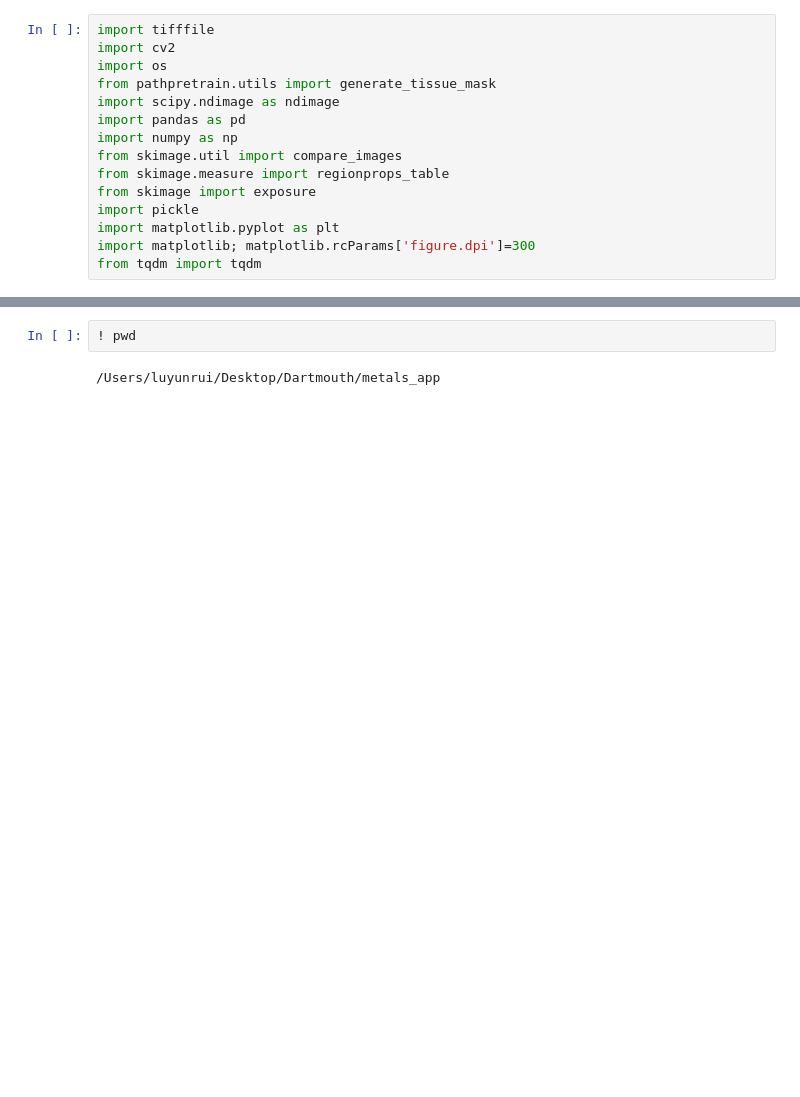
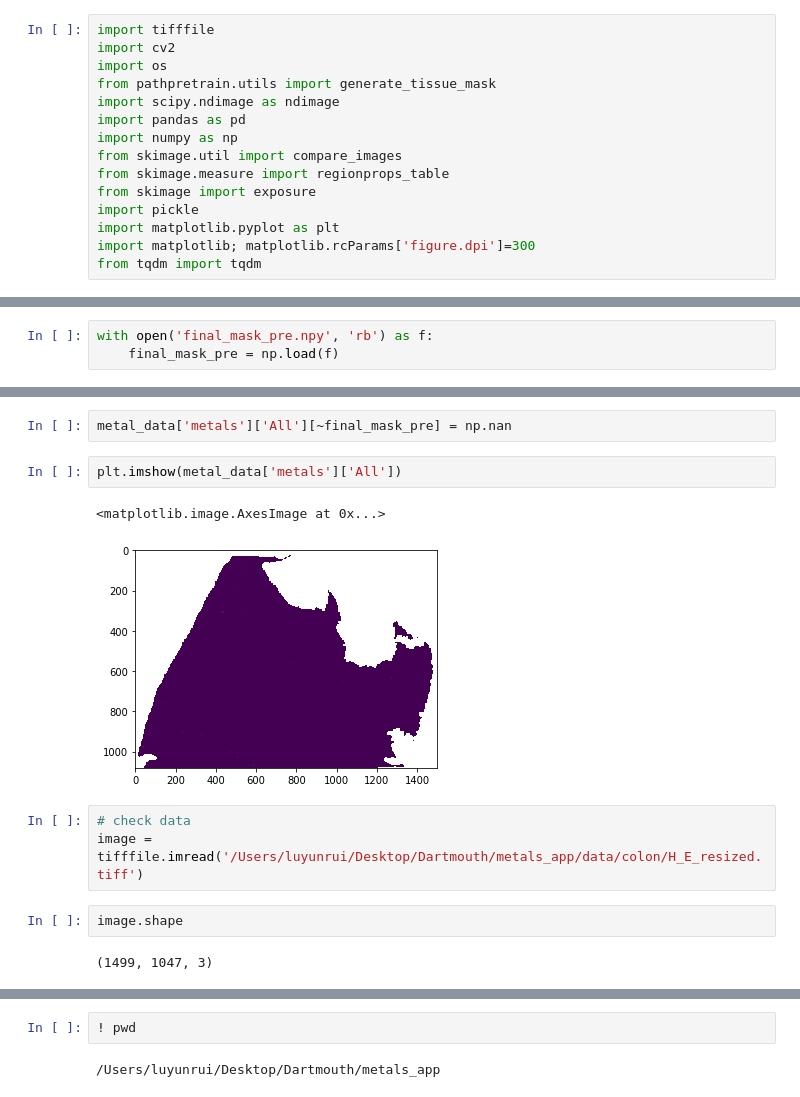
Before and after one commit to LutzzLu/metals_app, a Jupyter notebook: 5_2_make_data.ipynb, the cells around one changed output, grey strips where cells are left out. Cells and saved outputs as stored; diff of their text form; blank space fills up the shorter version.

```diff
--- a/5_2_make_data.ipynb
+++ b/5_2_make_data.ipynb
@@ -15,0 +23,3 @@ from tqdm import tqdm
+# %%
+with open('final_mask_pre.npy', 'rb') as f:
+    final_mask_pre = np.load(f)
@@ -15,0 +49,14 @@ from tqdm import tqdm
+# %%
+metal_data['metals']['All'][~final_mask_pre] = np.nan
+# %%
+plt.imshow(metal_data['metals']['All'])
+# %% [output]
+<matplotlib.image.AxesImage at 0x...>
+[figure, added]
+# %%
+# check data
+image = tifffile.imread('/Users/luyunrui/Desktop/Dartmouth/metals_app/data/colon/H_E_resized.tiff')
+# %%
+image.shape
+# %% [output]
+(1499, 1047, 3)
```
Also changed, not shown: parts of 65 cells of this notebook, 30 other files.
